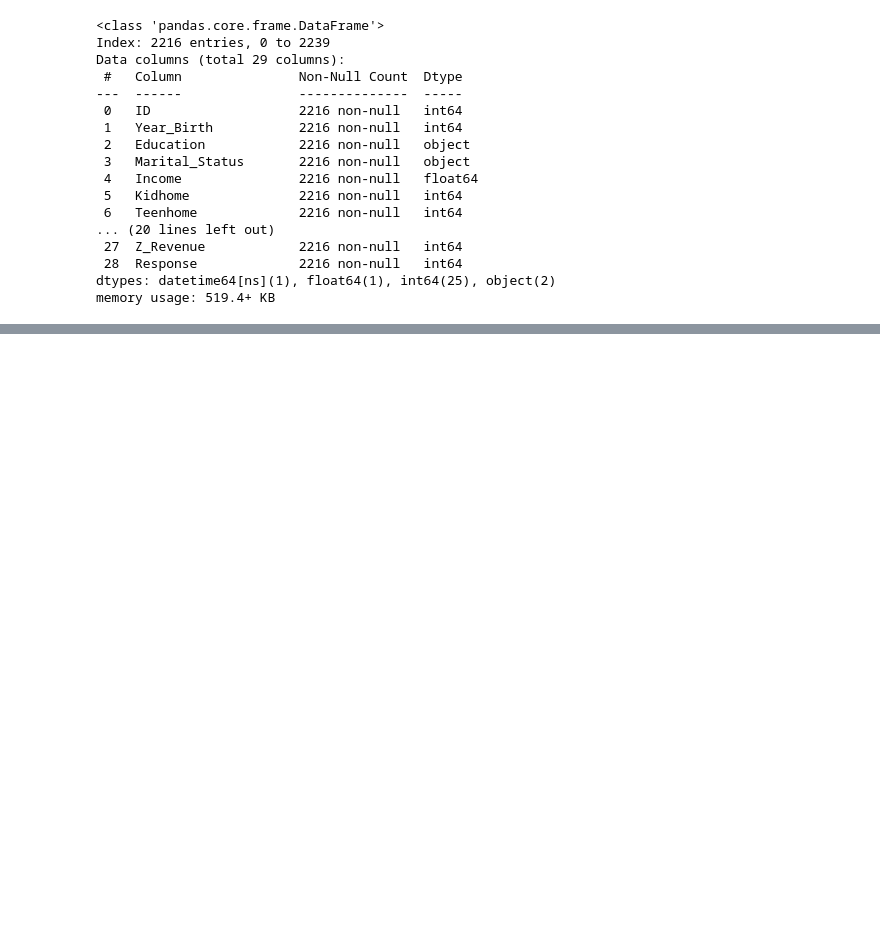
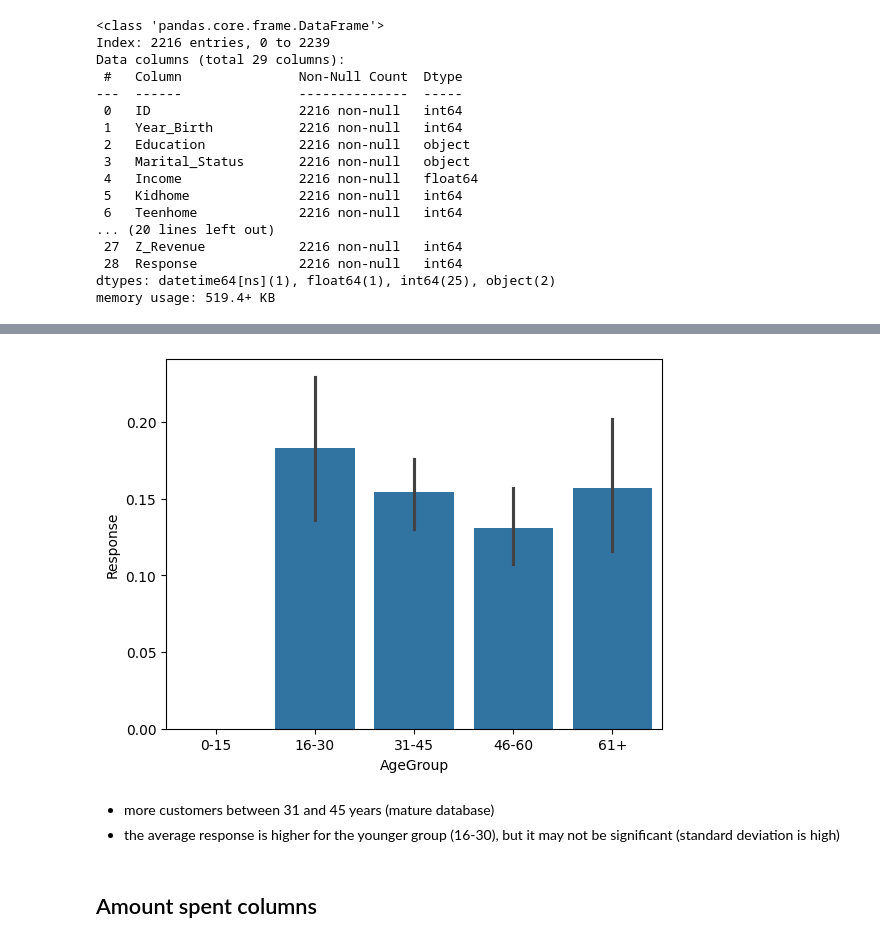
Before and after one commit to igornunespatricio/Clustering-Data-Analyst-iFood, a Jupyter notebook: notebooks/eda.ipynb, the cells around one changed output, grey strips where cells are left out. Cells and saved outputs as stored; diff of their text form; code cells hidden in the pictures; blank space fills up the shorter version.

```diff
--- a/notebooks/eda.ipynb
+++ b/notebooks/eda.ipynb
@@ -101,0 +120,10 @@ df['Age'] = df['Dt_Customer'].dt.year.max() - df['Year_Birth']
+# %%
+# creating bins for the client age
+bins = [0, 15, 30, 45, 60, df['Age'].max() + 1]
+num_groups = len(bins) - 1
+labels = ['0-15', '16-30', '31-45', '46-60', '61+']
+df['AgeGroup'] = pd.cut(
+    df['Age'],
+    bins=bins,
+    labels=labels
+)
@@ -101,0 +140,13 @@ df['Age'] = df['Dt_Customer'].dt.year.max() - df['Year_Birth']
+# %%
+fig, ax = plt.subplots()
+
+sns.barplot(df, x='AgeGroup', y='Response', estimator='mean', ax=ax)
+
+plt.show()
+# %% [output]
+[figure, added]
+# %% [markdown]
+- more customers between 31 and 45 years (mature database)
+- the average response is higher for the younger group (16-30), but it may not be significant (standard deviation is high)
+# %% [markdown]
+## Amount spent columns
```
Also changed, not shown: parts of 49 cells of this notebook, 4 other files.
